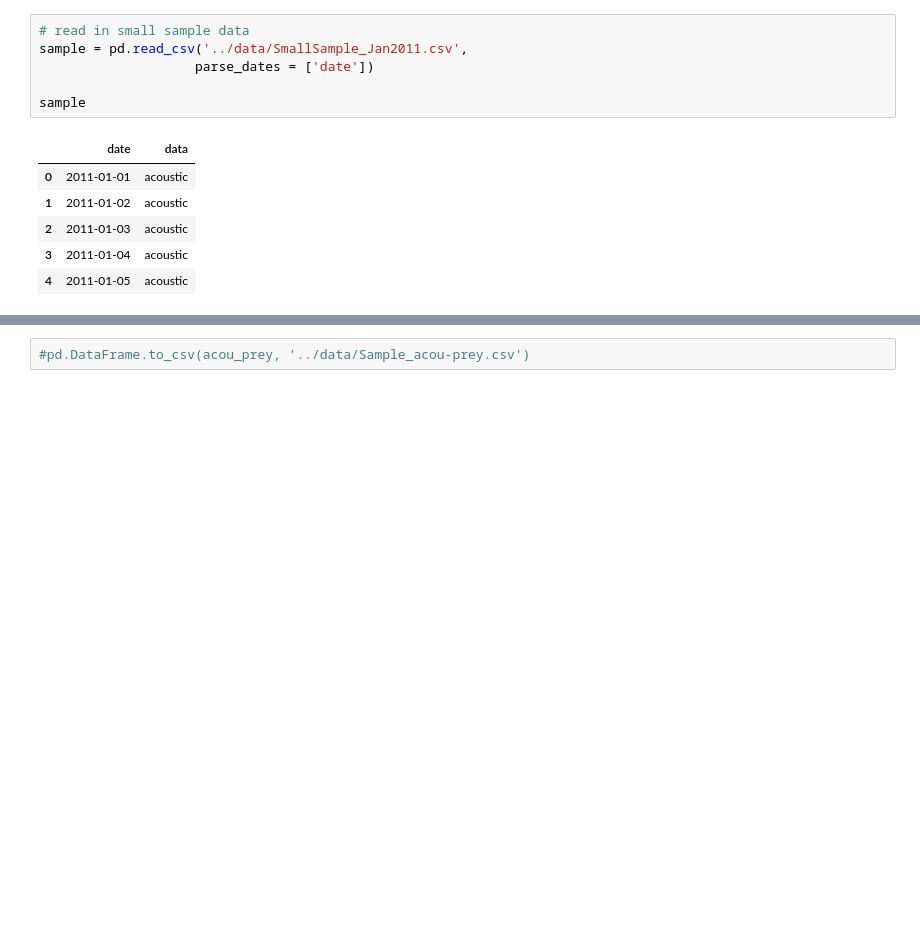
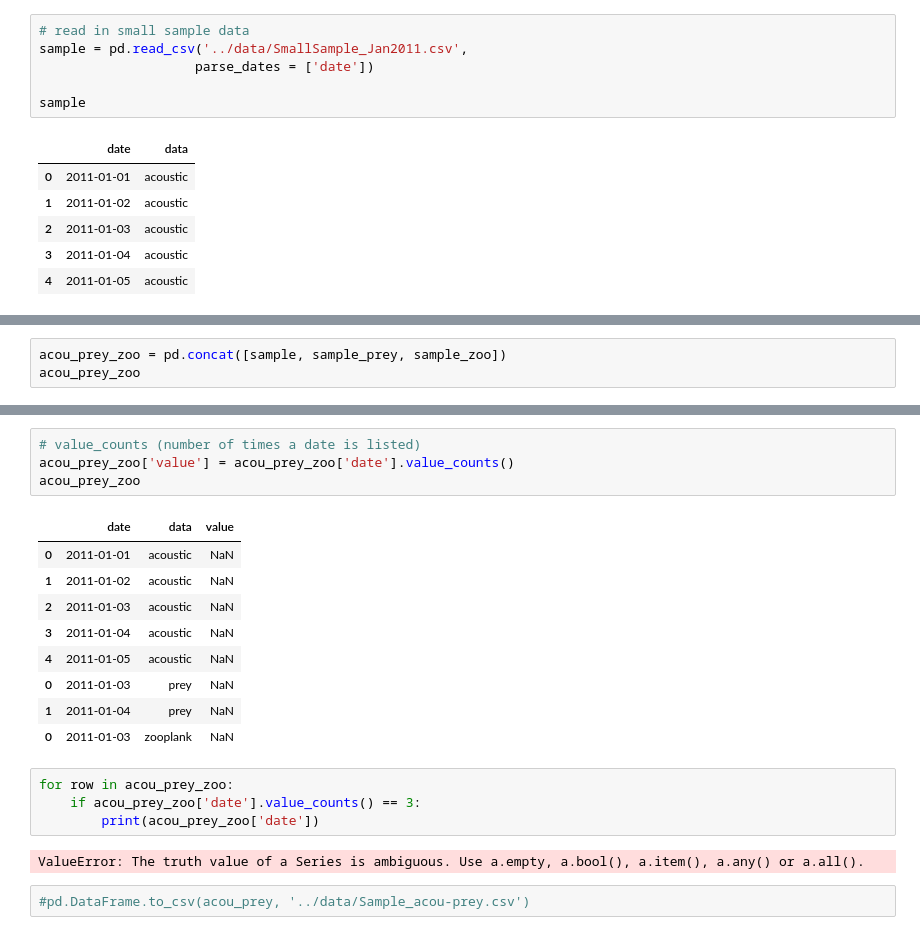
Before and after one commit to jackiefalvo/MP_Python, a Jupyter notebook: Scripting/scratch/scripts/DataReformat_Acou-Zoo-TL.ipynb, the cells around one changed output, grey strips where cells are left out. Cells and saved outputs as stored; diff of their text form; blank space fills up the shorter version.

```diff
--- a/Scripting/scratch/scripts/DataReformat_Acou-Zoo-TL.ipynb
+++ b/Scripting/scratch/scripts/DataReformat_Acou-Zoo-TL.ipynb
@@ -58,0 +85,3 @@ dupdates
+# %%
+acou_prey_zoo = pd.concat([sample, sample_prey, sample_zoo])
+acou_prey_zoo
@@ -59,3 +122,23 @@ dupdates
+# %%
+# value_counts (number of times a date is listed)
+acou_prey_zoo['value'] = acou_prey_zoo['date'].value_counts()
+acou_prey_zoo
+# %% [output]
+|  | date | data | value |
+| 0 | 2011-01-01 | acoustic | NaN |
+| 1 | 2011-01-02 | acoustic | NaN |
+| 2 | 2011-01-03 | acoustic | NaN |
+| 3 | 2011-01-04 | acoustic | NaN |
+| 4 | 2011-01-05 | acoustic | NaN |
+| 0 | 2011-01-03 | prey | NaN |
+| 1 | 2011-01-04 | prey | NaN |
+| 0 | 2011-01-03 | zooplank | NaN |
+# %%
+for row in acou_prey_zoo:
+    if acou_prey_zoo['date'].value_counts() == 3:
+        print(acou_prey_zoo['date'])
+# %% [output]
+ValueError: The truth value of a Series is ambiguous. Use a.empty, a.bool(), a.item(), a.any() or a.all().
 # %%
 #pd.DataFrame.to_csv(acou_prey, '../data/Sample_acou-prey.csv')
 # %% [markdown]
```
Also changed, not shown: parts of 10 cells of this notebook, 2 other files.
